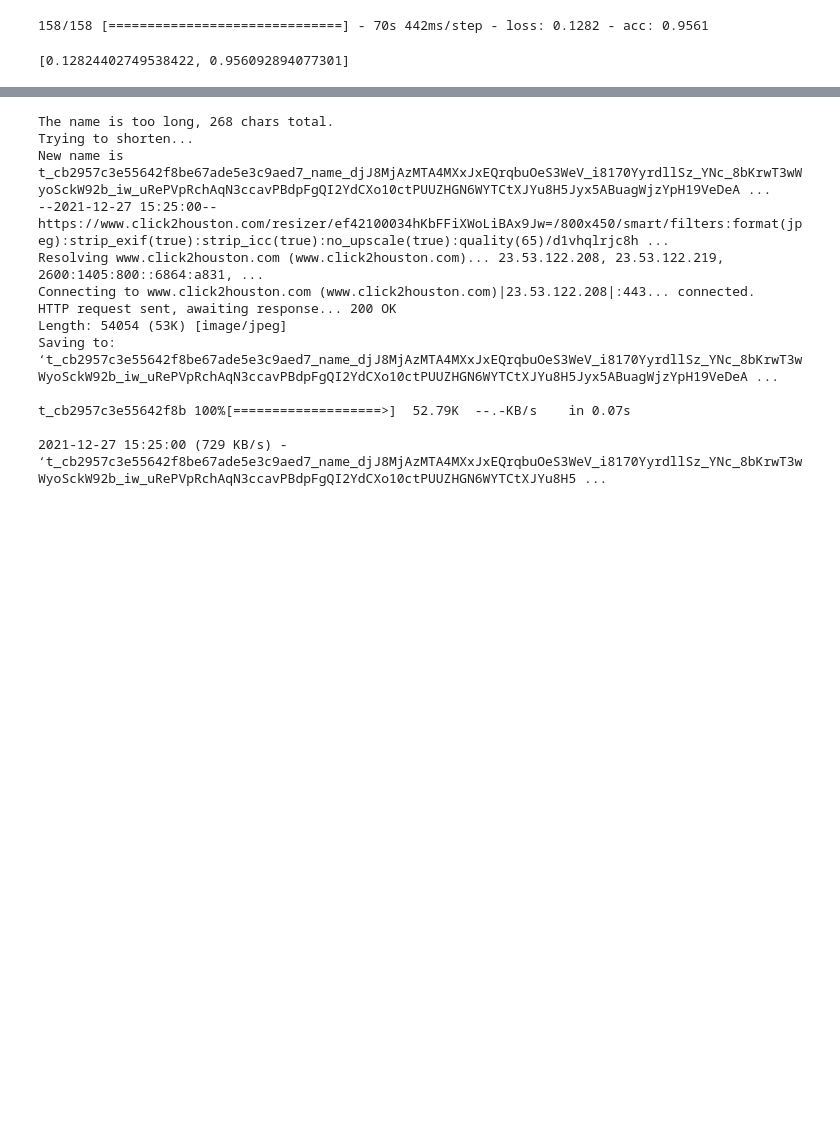
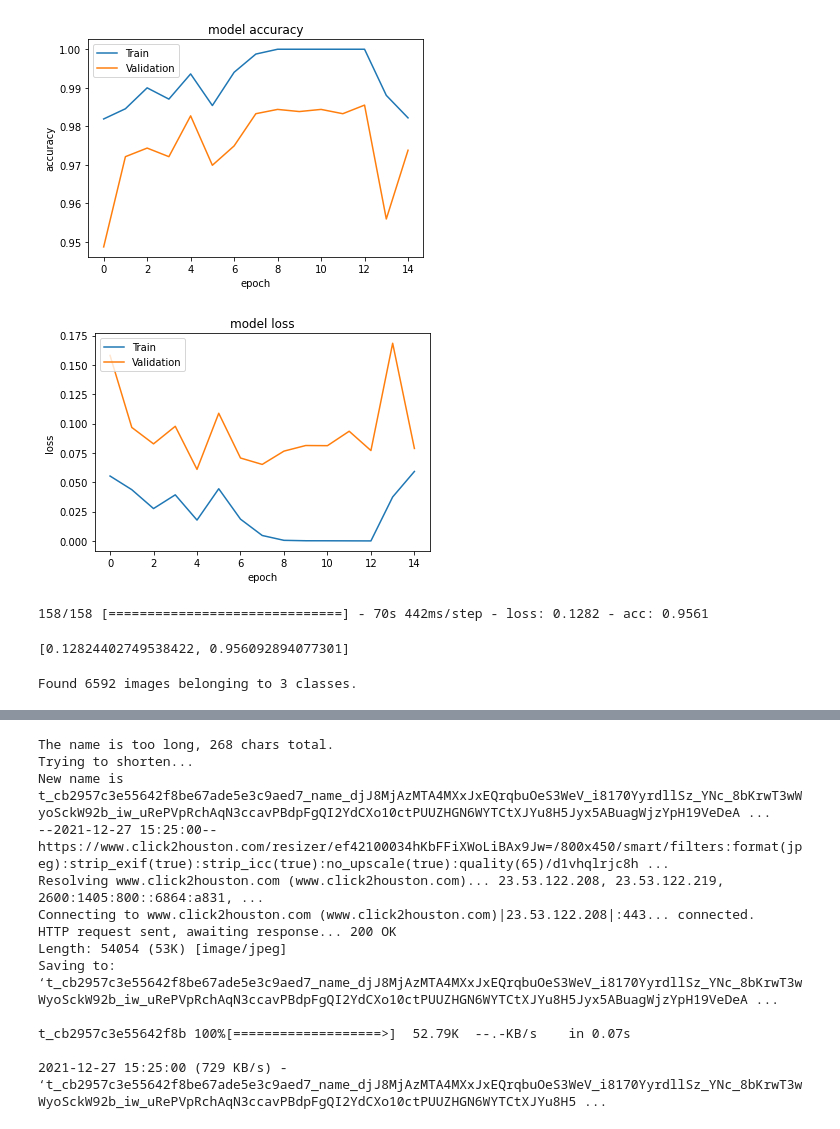
Before and after one commit to Karma-Yogi-Rahil/Deep_Learning_Projects, a Jupyter notebook: Mask Protocal Violation /mask_violation.ipynb, the cells around one changed output, grey strips where cells are left out. Saved outputs shown, nothing was run; the diff lists cells and outputs as text; code cells hidden in the pictures; blank space fills up the shorter version.

```diff
--- a/Mask Protocal Violation /mask_violation.ipynb
+++ b/Mask Protocal Violation /mask_violation.ipynb
@@ -150,5 +159,35 @@ pd.DataFrame(trained_model.history).plot()
+# %%
+plt.plot(trained_model.history['acc'])
+plt.plot(trained_model.history['val_acc'])
+plt.title('model accuracy')
+plt.ylabel('accuracy')
+plt.xlabel('epoch')
+plt.legend(['Train', 'Validation'], loc='upper left')
+plt.show()
+# summarize history for loss
+plt.plot(trained_model.history['loss'])
+plt.plot(trained_model.history['val_loss'])
+plt.title('model loss')
+plt.ylabel('loss')
+plt.xlabel('epoch')
+plt.legend(['Train', 'Validation'], loc='upper left')
+plt.show()
+# %% [output]
+[figure, added]
+[figure, added]
 # %%
 model.evaluate(test_genrator)
 # %% [output]
 158/158 [==============================] - 70s 442ms/step - loss: 0.1282 - acc: 0.9561
 [0.12824402749538422, 0.956092894077301]
+# %%
+test_genrator = test_datagen.flow_from_directory(
+    validate_dir,
+    target_size = (224,224),
+    batch_size = 20,
+    class_mode = 'categorical',
+    #subset='validation',
+
+)
+# %% [output]
+Found 6592 images belonging to 3 classes.
```
Also changed, not shown: parts of 19 cells of this notebook.
